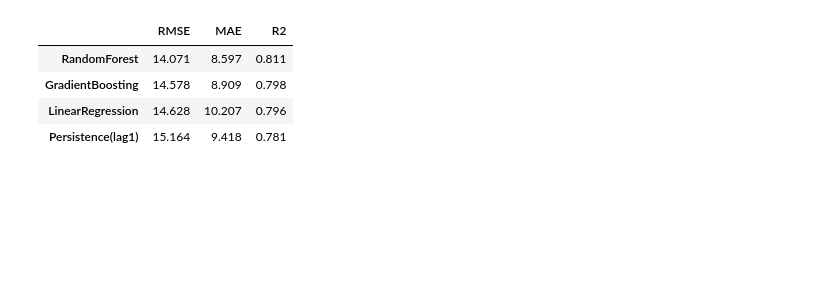
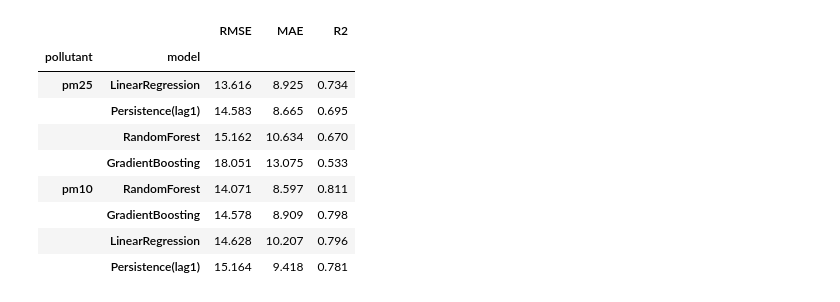
Before and after one commit to pepogogzy/air_pollution, a Jupyter notebook: notebooks/07_forecasting_regression.ipynb, the cells around one changed output. Saved outputs shown, nothing was run; the diff lists cells and outputs as text; code cells hidden in the pictures; blank space fills up the shorter version.

```diff
--- a/notebooks/07_forecasting_regression.ipynb
+++ b/notebooks/07_forecasting_regression.ipynb
@@ -20,4 +19 @@ FEATURES_FILE = PROCESSED_DIR / f"features_{POLLUTANT}.parquet"
-# %%
-df = pd.read_parquet(FEATURES_FILE)
-df["date"] = pd.to_datetime(df["date"])
 # %%
@@ -77,0 +87,7 @@ models = {
+# %%
+for pollutant in POLLUTANTS:
+    print(f"\n{pollutant.upper()}")
+
+    entry = data[pollutant]
+    X_train, X_test, y_train, y_test, split_idx = chronological_split(entry["model_df"], entry["X"], entry["y"])
+    entry.update({"X_train": X_train, "X_test": X_test, "y_train": y_train, "y_test": y_test, "split_idx": split_idx})
@@ -78,23 +104,39 @@ models = {
 # %%
-results = {}
-predictions = {}
-for name, model in models.items():
-    model.fit(X_train, y_train)
-    pred = model.predict(X_test)
-    results[name] = evaluate_regression(y_test, pred)
-    predictions[name] = pred
+for pollutant in POLLUTANTS:
+    entry = data[pollutant]
+    models = make_models()
 
-results["Persistence(lag1)"] = {"RMSE": baseline_rmse, "MAE": baseline_mae, "R2": baseline_r2}
-predictions["Persistence(lag1)"] = model_df[POLLUTANT + "_lag_1"].iloc[split_idx:].to_numpy()
+    results = {}
+    predictions = {}
+
+    for name, model in models.items():
+        model.fit(entry["X_train"], entry["y_train"])
+        pred = model.predict(entry["X_test"])
+        results[name] = evaluate_regression(entry["y_test"], pred)
+        predictions[name] = pred
+
+    persistence = entry["model_df"][pollutant + "_lag_1"].iloc[entry["split_idx"]:]
+    results["Persistence(lag1)"] = evaluate_regression(entry["y_test"], persistence)
+    predictions["Persistence(lag1)"] = persistence.to_numpy()
+
+    entry.update({"models": models, "results": results, "predictions": predictions})
 # %%
+results_by_pollutant = {}
 
-results_df = pd.DataFrame(results).T
-results_df = results_df.reindex(results_df["RMSE"].sort_values().index)
-display(results_df.round(3))
+for pollutant in POLLUTANTS:
+    results_df = pd.DataFrame(data[pollutant]["results"]).T
+    results_by_pollutant[pollutant] = results_df.reindex(results_df["RMSE"].sort_values().index)
+
+display(pd.concat(results_by_pollutant, names=["pollutant", "model"]).round(3))
 # %% [output]
-|  | RMSE | MAE | R2 |
-| RandomForest | 14.071 | 8.597 | 0.811 |
-| GradientBoosting | 14.578 | 8.909 | 0.798 |
-| LinearRegression | 14.628 | 10.207 | 0.796 |
-| Persistence(lag1) | 15.164 | 9.418 | 0.781 |
+|  |  | RMSE | MAE | R2 |
+| pollutant | model |  |  |  |
+| pm25 | LinearRegression | 13.616 | 8.925 | 0.734 |
+|  | Persistence(lag1) | 14.583 | 8.665 | 0.695 |
+|  | RandomForest | 15.162 | 10.634 | 0.670 |
+|  | GradientBoosting | 18.051 | 13.075 | 0.533 |
+| pm10 | RandomForest | 14.071 | 8.597 | 0.811 |
+|  | GradientBoosting | 14.578 | 8.909 | 0.798 |
+|  | LinearRegression | 14.628 | 10.207 | 0.796 |
+|  | Persistence(lag1) | 15.164 | 9.418 | 0.781 |
 # %%
```
Also changed, not shown: parts of 22 cells of this notebook, 6 other files.
